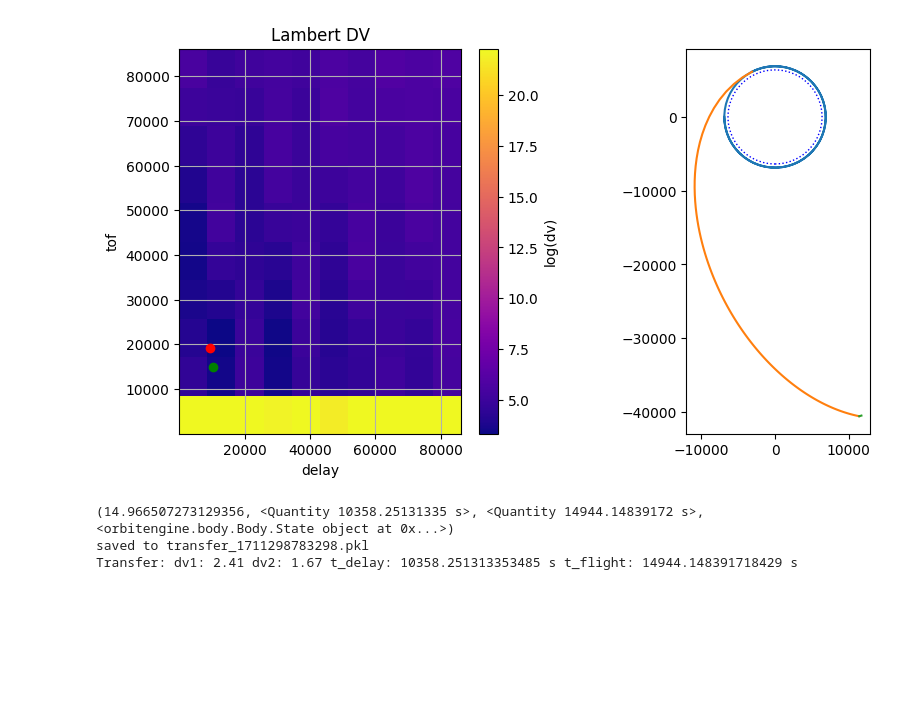
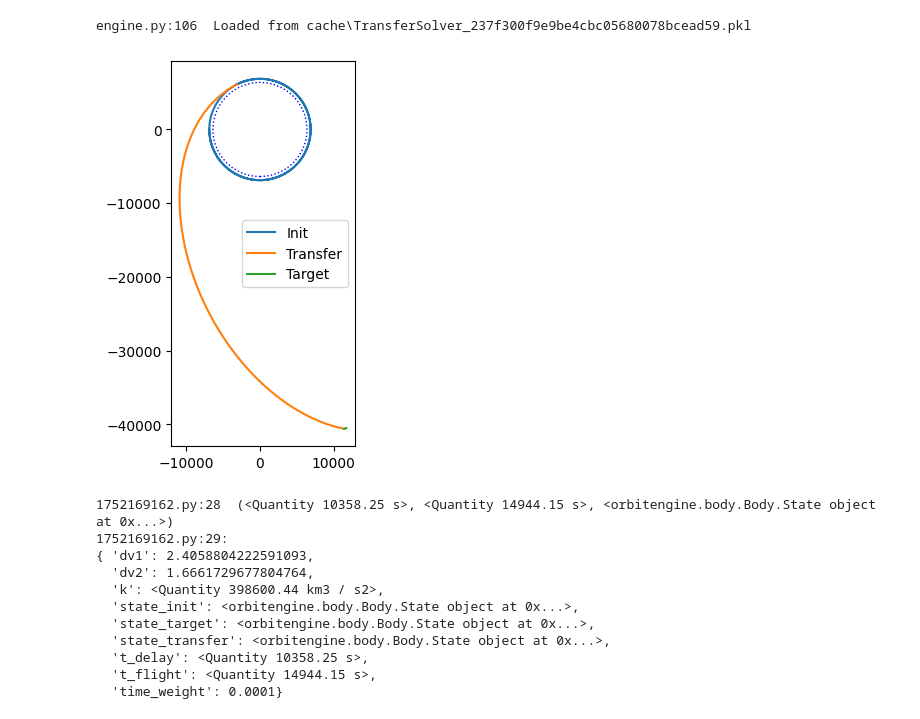
Before and after one commit to jcl5m1/Gather, a Jupyter notebook: python/playground.ipynb, the cells around one changed output. Saved outputs shown, nothing was run; the diff lists cells and outputs as text; code cells hidden in the pictures; blank space fills up the shorter version.

Commit message:
caching and plotting improvements

```diff
--- a/python/playground.ipynb
+++ b/python/playground.ipynb
@@ -16,46 +21,45 @@ import os
 # %%
+importlib.reload(orbitengine.transfer)
+from orbitengine.transfer import TransferSolver, ThrustManeuver
+
 # rocket on ground
 r0 = np.array([oe.EARTH_RADIUS_KM.value, 0, 0])*u.km
 ground_velocity = oe.EARTH_RADIUS_KM*2*np.pi/(24*3600*u.s)
 v0 = np.array([0, ground_velocity.value, 0])*u.km/u.s
 #m0 = 100000*u.kg # rocket + fuel
 m0 = 10000*u.kg # rocket + fuel
 dry_mass =  500*u.kg #rocket only
 T0 = oe.TEMP_EARTH
 isp = oe.SPECIFIC_IMPULSE_TYPE.Liquid
 state_launch = Body.State( r0, v0, m0, T0, parent_axis_angle=oe.EARTH_AXIS_ANGLE)
-
+cache = True
 # compute a target in circular orbit
 state_leo = Body.State(np.array([-oe.ALTITUDE_LEO.value, 0, 0])*u.km,
                        np.array([0, -5, 0])*u.km/u.s,   # guess
                         m0,
                         T0).circularized(oe.EARTH_K)
 state_geo = Body.State(np.array([-oe.ALTITUDE_GEO.value, 0, 0])*u.km,
                        np.array([0, -5, 0])*u.km/u.s,   # guess
                         m0,
                         T0).circularized(oe.EARTH_K)
 
-load = False
-import glob
-transfer_filename = 'transfer_*.pkl'
-if glob.glob(transfer_filename) and load:
-    with open(glob.glob(transfer_filename)[0], 'rb') as f:
-        solver = pickle.load(f)
-        print(f"loaded from {glob.glob(transfer_filename)[0]}")
-else:
-#    solver = TransferSolver(state_launch, state_geo, oe.EARTH_K, time_weight=0.0001)
-#    solver = TransferSolver(state_launch, state_leo, oe.EARTH_K, time_weight=0.0001)
-    solver = TransferSolver(state_leo, state_geo, oe.EARTH_K, time_weight=0.0001)
-    print(solver.lambert_search(resolution=10, plot=True))
-    transfer_filename = f"transfer_{solver.uuid}.pkl"
-    with open(transfer_filename, 'wb') as f:
-        pickle.dump(solver, f)
-        print(f"saved to {transfer_filename}")
-
-print(f"Transfer: dv1: {solver.dv1:.02f} dv2: {solver.dv2:.02f} t_delay: {solver.t_delay} t_flight: {solver.t_flight}")
+#solver = TransferSolver(state_launch, state_geo, oe.EARTH_K, time_weight=0.0001)
+#solver = TransferSolver(state_launch, state_leo, oe.EARTH_K, time_weight=0.0001)
+solver = TransferSolver(state_leo, state_geo, oe.EARTH_K, time_weight=0.0001)
+oe.print(solver.lambert_search(resolution=10, plot=True, cache=cache))
+oe.pprint(solver.__dict__, indent=2)
 # %% [output]
+engine.py:106  Loaded from cache\TransferSolver_237f300f9e9be4cbc05680078bcead59.pkl
-[figure, old version]
+[figure, new version]
-(14.966507273129356, <Quantity 10358.25131335 s>, <Quantity 14944.14839172 s>, <orbitengine.body.Body.State object at 0x...>)
-saved to transfer_1711298783298.pkl
-Transfer: dv1: 2.41 dv2: 1.67 t_delay: 10358.251313353485 s t_flight: 14944.148391718429 s
+1752169162.py:28  (<Quantity 10358.25 s>, <Quantity 14944.15 s>, <orbitengine.body.Body.State object at 0x...>)
+1752169162.py:29:
+{ 'dv1': 2.4058804222591093,
+  'dv2': 1.6661729677804764,
+  'k': <Quantity 398600.44 km3 / s2>,
+  'state_init': <orbitengine.body.Body.State object at 0x...>,
+  'state_target': <orbitengine.body.Body.State object at 0x...>,
+  'state_transfer': <orbitengine.body.Body.State object at 0x...>,
+  't_delay': <Quantity 10358.25 s>,
+  't_flight': <Quantity 14944.15 s>,
+  'time_weight': 0.0001}
 # %%
```
Also changed, not shown: parts of 7 cells of this notebook, 4 other files.
